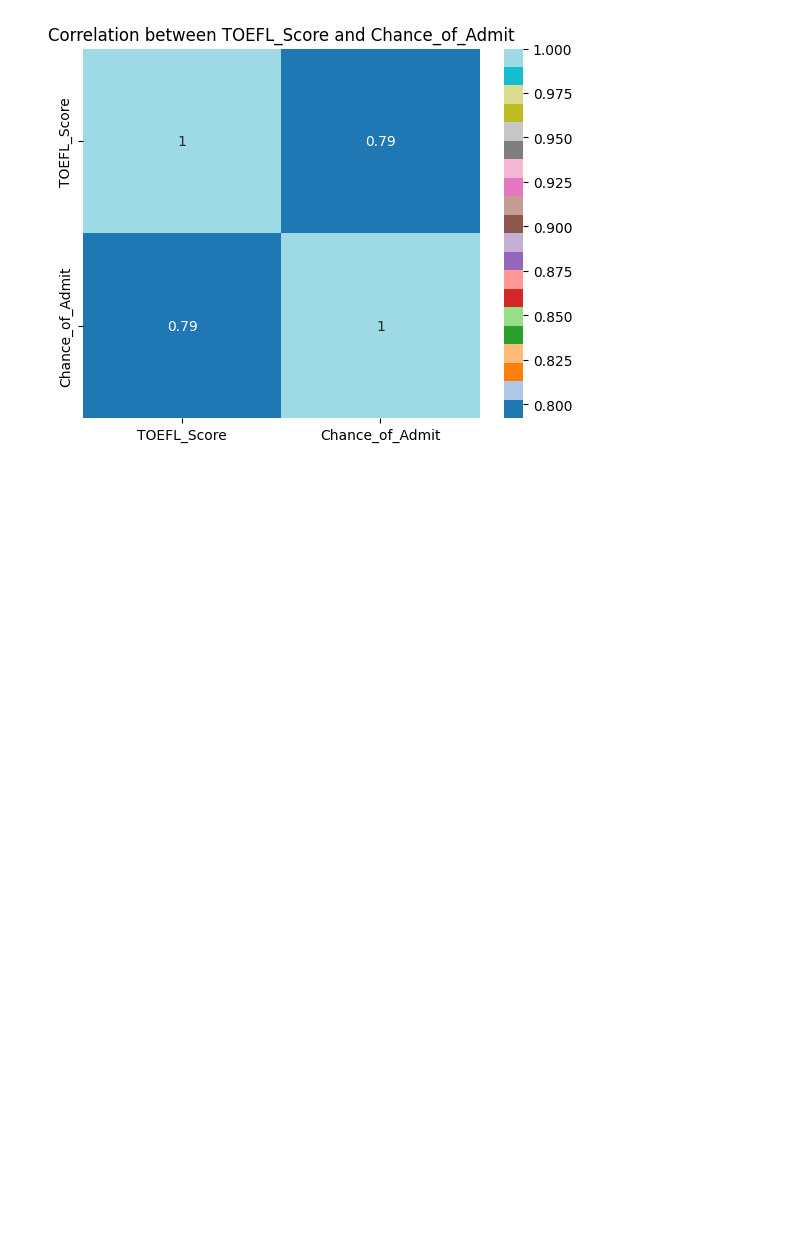
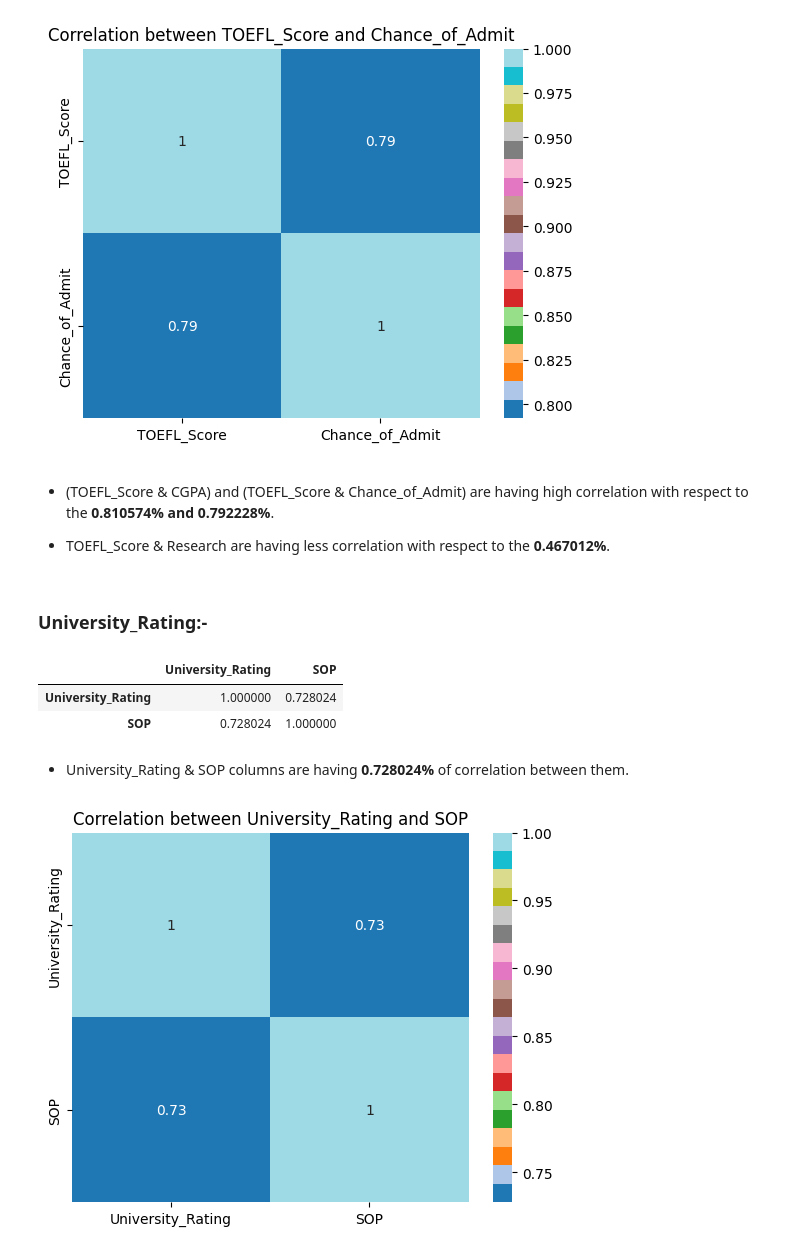
Before and after one commit to manojkumar211/admission-predict, a Jupyter notebook: experiment/admission.ipynb, the cells around one changed output. Saved outputs shown, nothing was run; the diff lists cells and outputs as text; code cells hidden in the pictures; blank space fills up the shorter version.

```diff
--- a/experiment/admission.ipynb
+++ b/experiment/admission.ipynb
@@ -300,3 +300,23 @@ plt.title("Correlation between TOEFL_Score and Chance_of_Admit")
 plt.show()
 # %% [output]
 [figure]
+# %% [markdown]
+- (TOEFL_Score & CGPA) and (TOEFL_Score & Chance_of_Admit) are having high correlation with respect to the **0.810574% and 0.792228%**.
+
+- TOEFL_Score & Research are having less correlation with respect to the **0.467012%**.
+# %% [markdown]
+### University_Rating:-
+# %%
+ds[['University_Rating','SOP']].corr()
+# %% [output]
+|  | University_Rating | SOP |
+| University_Rating | 1.000000 | 0.728024 |
+| SOP | 0.728024 | 1.000000 |
+# %% [markdown]
+- University_Rating & SOP columns are having **0.728024%** of correlation between them.
+# %%
+sns.heatmap(data=ds[['University_Rating','SOP']].corr(),cmap='tab20',annot=True)
+plt.title("Correlation between University_Rating and SOP")
+plt.show()
+# %% [output]
+[figure, added]
```
Also changed, not shown: parts of 57 cells of this notebook, 31 other files.
